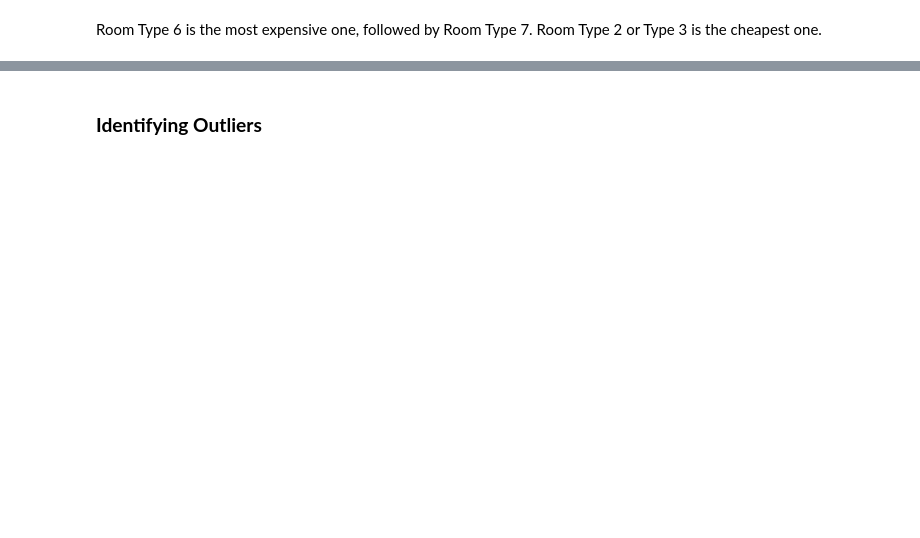
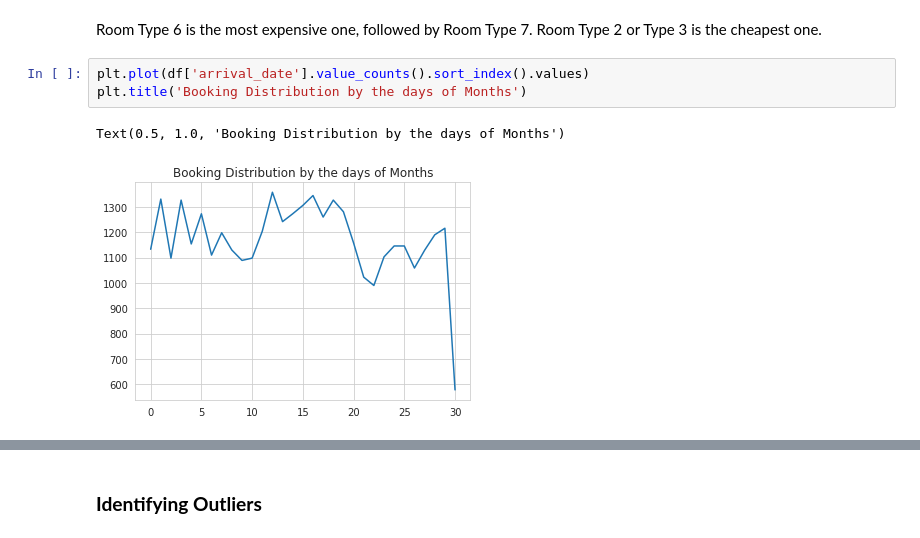
Before and after one commit to rimchristian/Hotel-Reservation-ML-Model, a Jupyter notebook: hotelbooking.ipynb, the cells around one changed output, grey strips where cells are left out. Drawn from its saved outputs; the diff is of its cells as text; blank space fills up the shorter version.

```diff
--- a/hotelbooking.ipynb
+++ b/hotelbooking.ipynb
@@ -251,2 +265,8 @@ Text(0.5, 1.0, 'Average Prices of Each Room Types')
 # %% [markdown]
 Room Type 6 is the most expensive one, followed by Room Type 7.  Room Type 2 or Type 3 is the cheapest one.
+# %%
+plt.plot(df['arrival_date'].value_counts().sort_index().values)
+plt.title('Booking Distribution by the days of Months')
+# %% [output]
+Text(0.5, 1.0, 'Booking Distribution by the days of Months')
+[figure, added]
```
Also changed, not shown: parts of 27 cells of this notebook.
